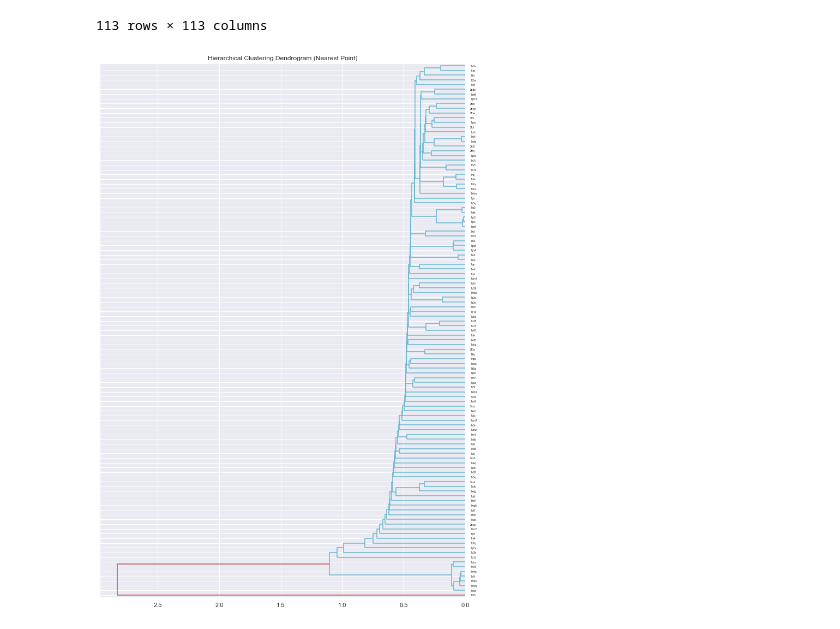
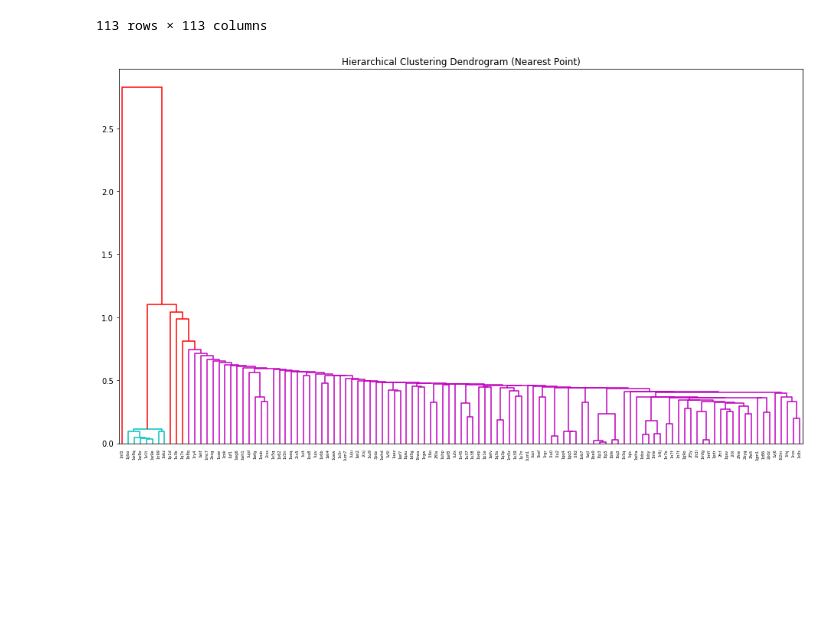
Before and after one commit to albertocarpentieri/BiologicalData, a Jupyter notebook: Part2/Structural classification/TMAlign.ipynb, the cells around one changed output. Cells and saved outputs as stored; diff of their text form; code cells hidden in the pictures; blank space fills up the shorter version.

```diff
--- a/Part2/Structural classification/TMAlign.ipynb
+++ b/Part2/Structural classification/TMAlign.ipynb
@@ -73,12 +74,12 @@ Z3 = linkage(distance_matrix, method="weighted")
 # %%
 # Plot the dendrogram of hierarchical clustering
 
-plt.figure(figsize=(12, 18))
+plt.figure(figsize=(16, 9))
 set_link_color_palette(['c', 'm', 'y', 'k'])
 plt.title('Hierarchical Clustering Dendrogram (Nearest Point)')
-dendrogram(Z1,above_threshold_color='r',labels=distance_matrix.columns,orientation="left")
+dendrogram(Z1,above_threshold_color='r',labels=distance_matrix.columns,color_threshold=0.8)
 plt.savefig('NearestPoint.jpg', dpi= 400 )
 plt.show()
 # %% [output]
-[figure, old version]
+[figure, new version]
 # %%
```
Also changed, not shown: parts of 4 cells of this notebook, 3 other files.
